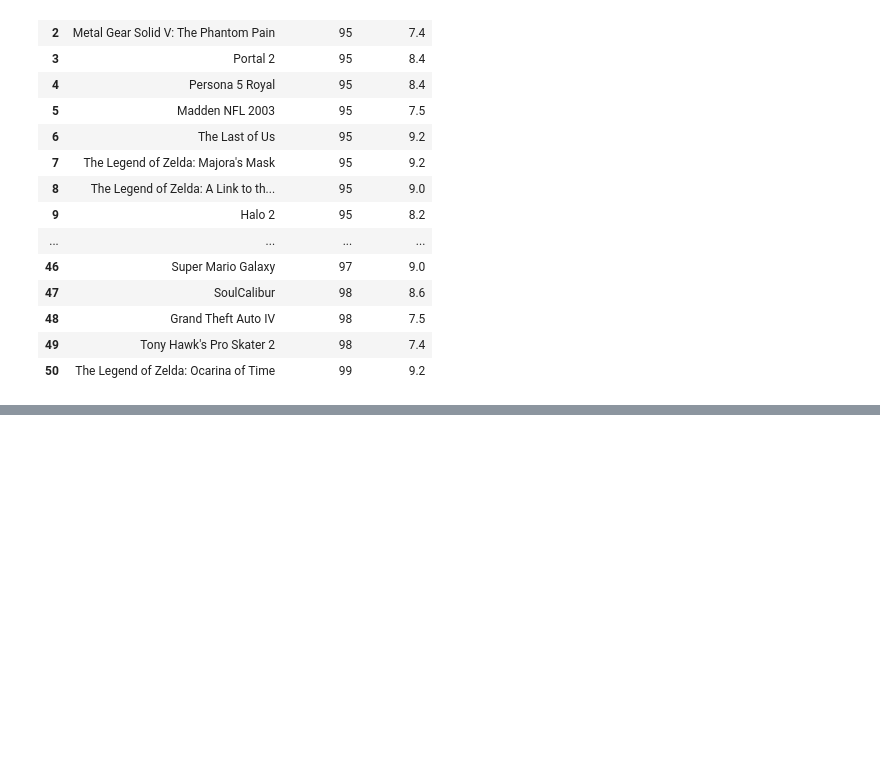
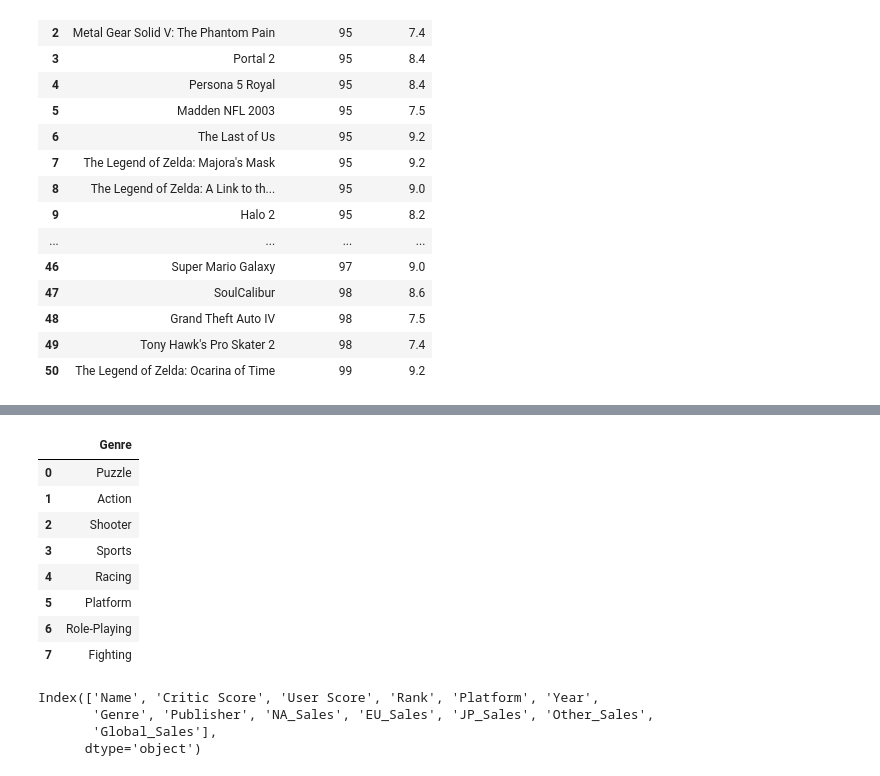
Before and after one commit to ebimoosa/smu_project_2_group_2, a Jupyter notebook: P2/Project2-BusinessInsider.ipynb, the cells around one changed output, grey strips where cells are left out. Cells and saved outputs as stored; diff of their text form; code cells hidden in the pictures; blank space fills up the shorter version.

```diff
--- a/P2/Project2-BusinessInsider.ipynb
+++ b/P2/Project2-BusinessInsider.ipynb
@@ -214,0 +302,22 @@ df_clean
+# %%
+genre = merge["Genre"].unique()
+df_genre = pd.DataFrame(genre, columns=['Genre'])
+
+df_genre
+# %% [output]
+|  | Genre |
+| 0 | Puzzle |
+| 1 | Action |
+| 2 | Shooter |
+| 3 | Sports |
+| 4 | Racing |
+| 5 | Platform |
+| 6 | Role-Playing |
+| 7 | Fighting |
+# %%
+merge.columns
+# %% [output]
+Index(['Name', 'Critic Score', 'User Score', 'Rank', 'Platform', 'Year',
+       'Genre', 'Publisher', 'NA_Sales', 'EU_Sales', 'JP_Sales', 'Other_Sales',
+       'Global_Sales'],
+      dtype='object')
```
Also changed, not shown: parts of 19 cells of this notebook, 3 other files.
